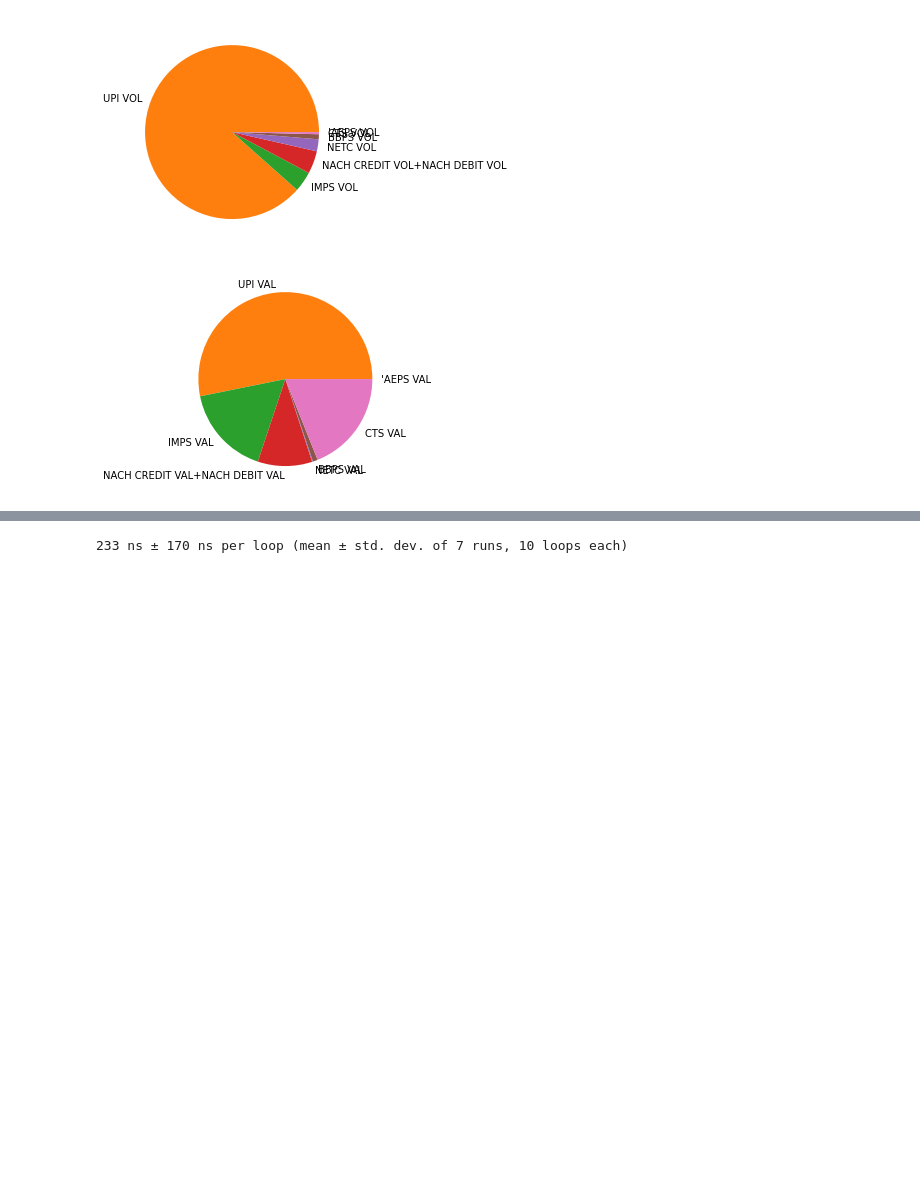
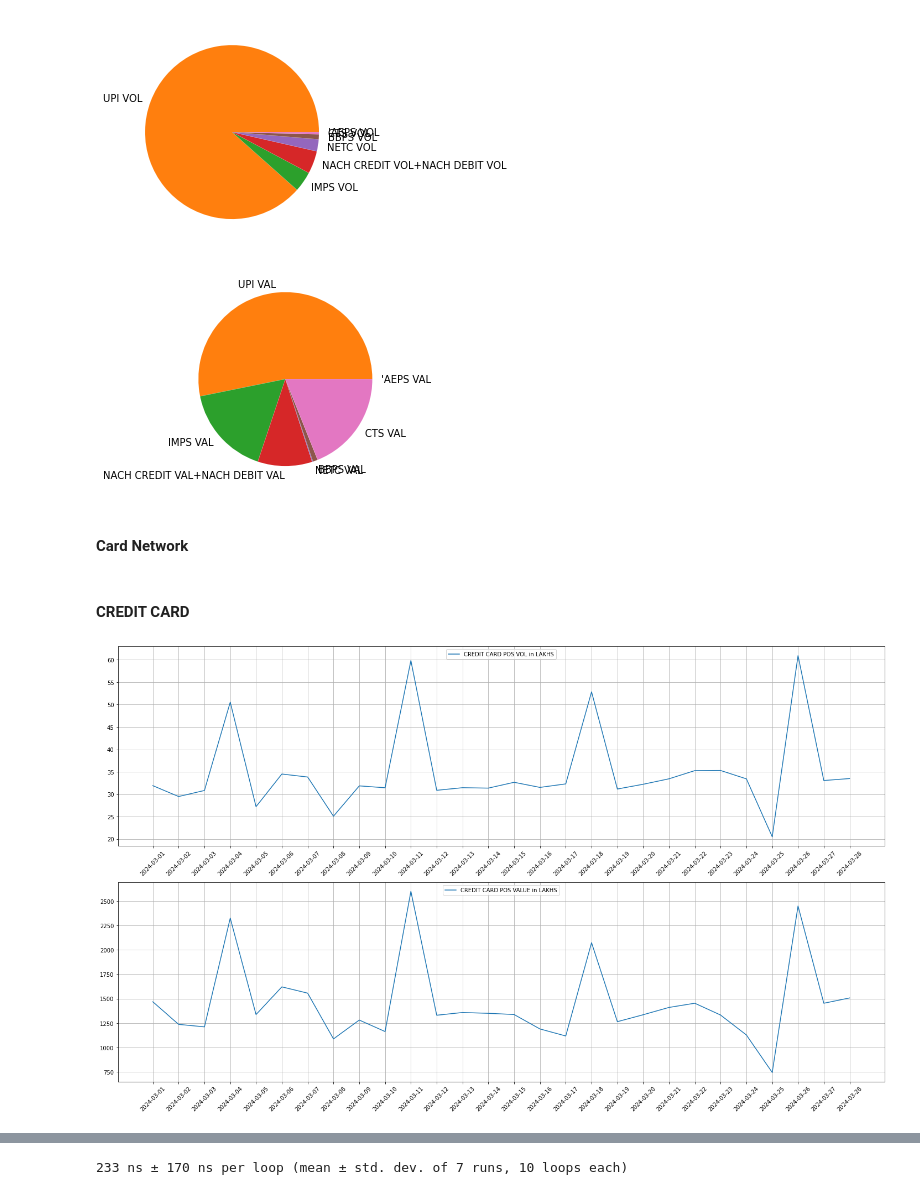
Before and after one commit to Singhal-Piyush/RBI_PAYMENT_AND_SETTLEMENT_ANALYTICS, a Jupyter notebook: Data Analytics on Settlement and Payment Systems in India.ipynb, the cells around one changed output, grey strips where cells are left out. Drawn from its saved outputs; the diff is of its cells as text; code cells hidden in the pictures; blank space fills up the shorter version.

```diff
--- a/Data Analytics on Settlement and Payment Systems in India.ipynb
+++ b/Data Analytics on Settlement and Payment Systems in India.ipynb
@@ -416,3 +416,25 @@ plt.pie([df_3["AEPS VAL"].sum(),df_3["UPI VAL"].sum(),
 plt.show()
 # %% [output]
 [figure]
+# %% [markdown]
+#### Card Network
+# %% [markdown]
+#### CREDIT CARD
+# %%
+plt.figure(figsize = (20,12))
+
+plt.subplot(2,1,1)
+plt.plot(df_3["DATE"],df_3["CREDIT CARD POS VOL"],label = "CREDIT CARD POS VOL in LAKHS")
+plt.xticks(df_3["DATE"],rotation = 45)
+plt.grid()
+plt.legend(loc = 9)
+
+plt.subplot(2,1,2)
+plt.plot(df_3["DATE"],df_3["CREDIT CARD POS VAL"],label = "CREDIT CARD POS VALUE in LAKHS")
+plt.xticks(df_3["DATE"],rotation = 45)
+plt.grid()
+plt.legend(loc = 9)
+
+plt.show()
+# %% [output]
+[figure, added]
```
Also changed, not shown: parts of 23 cells of this notebook.
